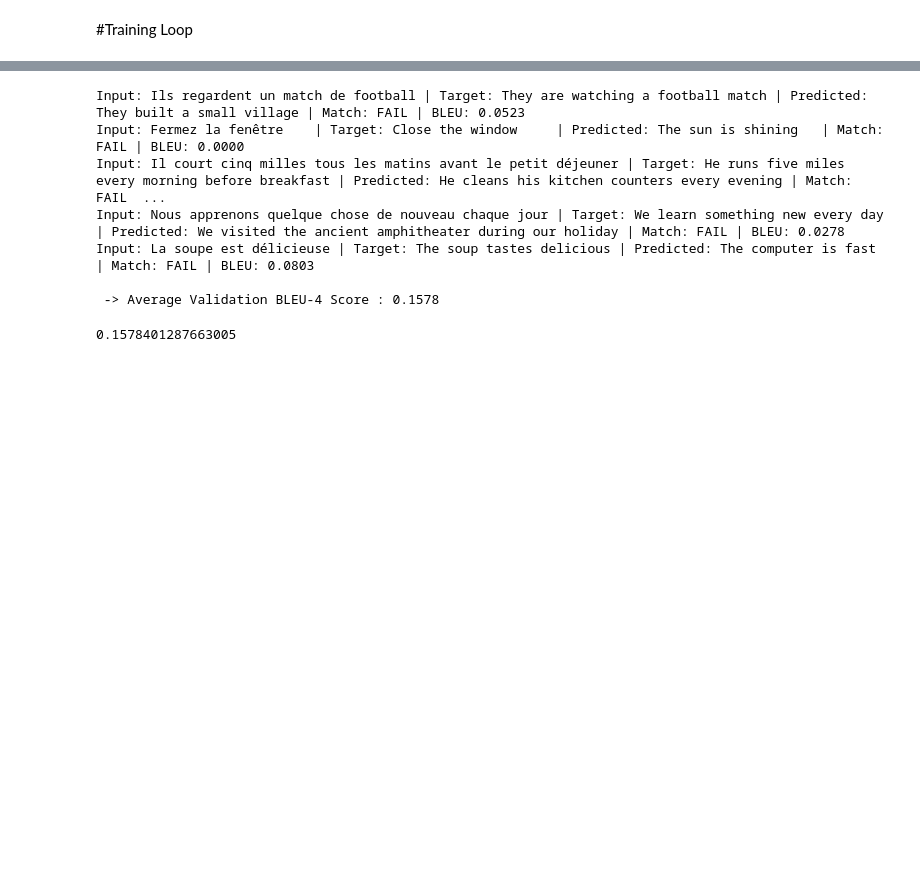
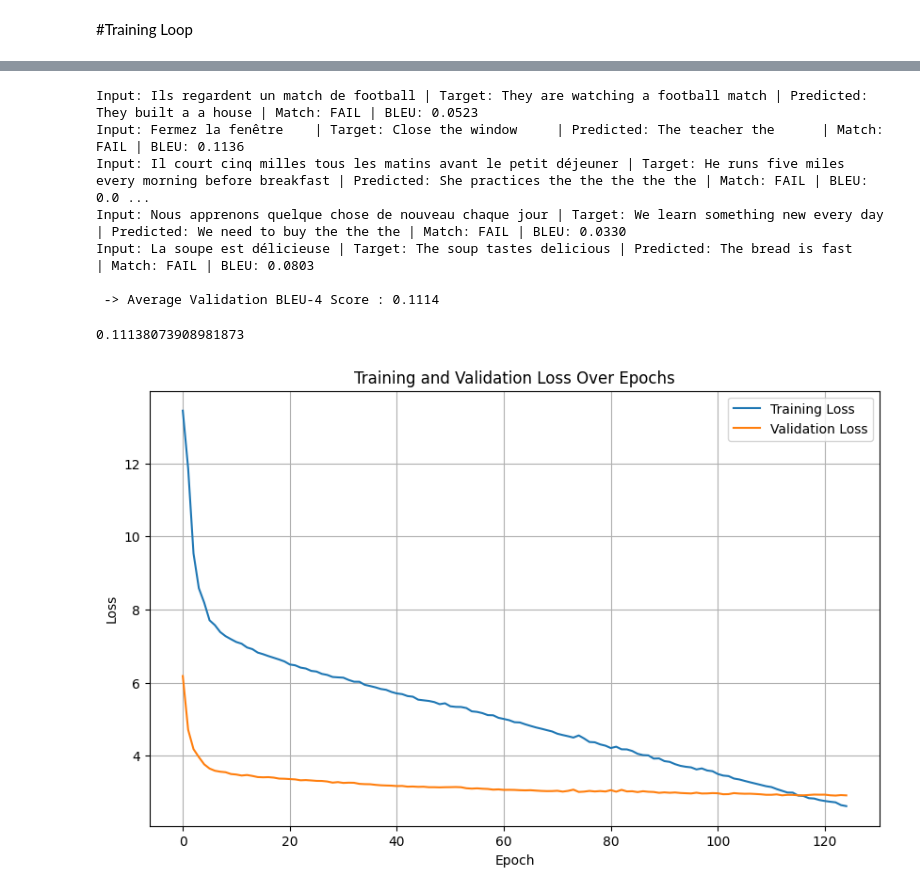
Before and after one commit to JordanTerwilliger/Intro-to-Deep-Learning, a Jupyter notebook: HW3/HW3_Seq2Seq_Q3_2.ipynb, the cells around one changed output, grey strips where cells are left out. Cells and saved outputs as stored; diff of their text form; code cells hidden in the pictures; blank space fills up the shorter version.

```diff
--- a/HW3/HW3_Seq2Seq_Q3_2.ipynb
+++ b/HW3/HW3_Seq2Seq_Q3_2.ipynb
@@ -251,8 +243,8 @@ def train(input_tensor, target_tensor, encoder, decoder, encoder_optimizer, deco
     # Calculate loss for this timestep across the whole batch
     loss += criterion(decoder_output, target_tensor[:, di])
 
-    # Teacher Forcing: Feed the actual target word as the next input!
-    decoder_input = target_tensor[:, di].unsqueeze(1)
+    _, topi = decoder_output.topk(1) # Get the index of the best prediction
+    decoder_input = topi.detach() # Detach from history as input
 
   loss.backward()
   encoder_optimizer.step()
@@ -291,7 +283,7 @@ def test(input_tensor, target_tensor, encoder, decoder, criterion):
 
   return (val_loss.item() / target_length), (correct / total_tokens)
 # %%
-epochs = 200
+epochs = 125
 val_loss_list = []
 train_loss_list = []
 
@@ -316,6 +308,7 @@ for epoch in range(epochs):
     total_val_accuracy += val_accuracy
 
   val_loss_list.append(total_val_loss)
-  print(f"Epoch {epoch}, Train Loss: {(total_loss / len(train_loader)):.4f}, Val Loss: {(total_val_loss / len(test_loader)):.4f}, Val Accuracy: {(total_val_accuracy / len(test_loader)):.4f}")
+  if (epoch % 10 == 0):
+    print(f"Epoch {epoch}, Train Loss: {(total_loss / len(train_loader)):.4f}, Val Loss: {(total_val_loss / len(test_loader)):.4f}, Val Accuracy: {(total_val_accuracy / len(test_loader)):.4f}")
 # %% [output]
 Starting Training...
@@ -423,11 +413,24 @@ def BLEU(encoder, decoder, dataloader, n_examples=5):
 # %%
 BLEU(encoder, decoder, test_loader)
 # %% [output]
-Input: Ils regardent un match de football | Target: They are watching a football match | Predicted: They built a small village | Match: FAIL | BLEU: 0.0523
-Input: Fermez la fenêtre    | Target: Close the window     | Predicted: The sun is shining   | Match: FAIL | BLEU: 0.0000
-Input: Il court cinq milles tous les matins avant le petit déjeuner | Target: He runs five miles every morning before breakfast | Predicted: He cleans his kitchen counters every evening | Match: FAIL  ...
-Input: Nous apprenons quelque chose de nouveau chaque jour | Target: We learn something new every day | Predicted: We visited the ancient amphitheater during our holiday | Match: FAIL | BLEU: 0.0278
-Input: La soupe est délicieuse | Target: The soup tastes delicious | Predicted: The computer is fast | Match: FAIL | BLEU: 0.0803
+Input: Ils regardent un match de football | Target: They are watching a football match | Predicted: They built a a house | Match: FAIL | BLEU: 0.0523
+Input: Fermez la fenêtre    | Target: Close the window     | Predicted: The teacher the      | Match: FAIL | BLEU: 0.1136
+Input: Il court cinq milles tous les matins avant le petit déjeuner | Target: He runs five miles every morning before breakfast | Predicted: She practices the the the the the | Match: FAIL | BLEU: 0.0 ...
+Input: Nous apprenons quelque chose de nouveau chaque jour | Target: We learn something new every day | Predicted: We need to buy the the the | Match: FAIL | BLEU: 0.0330
+Input: La soupe est délicieuse | Target: The soup tastes delicious | Predicted: The bread is fast    | Match: FAIL | BLEU: 0.0803
 
- -> Average Validation BLEU-4 Score : 0.1578
+ -> Average Validation BLEU-4 Score : 0.1114
-0.1578401287663005
+0.11138073908981873
+# %%
+import matplotlib.pyplot as plt
+plt.figure(figsize=(10, 6))
+plt.plot(train_loss_list, label='Training Loss')
+plt.plot(val_loss_list, label='Validation Loss')
+plt.title('Training and Validation Loss Over Epochs')
+plt.xlabel('Epoch')
+plt.ylabel('Loss')
+plt.legend()
+plt.grid(True)
+plt.show()
+# %% [output]
+[figure, added]
```
Also changed, not shown: parts of 2 cells of this notebook.
